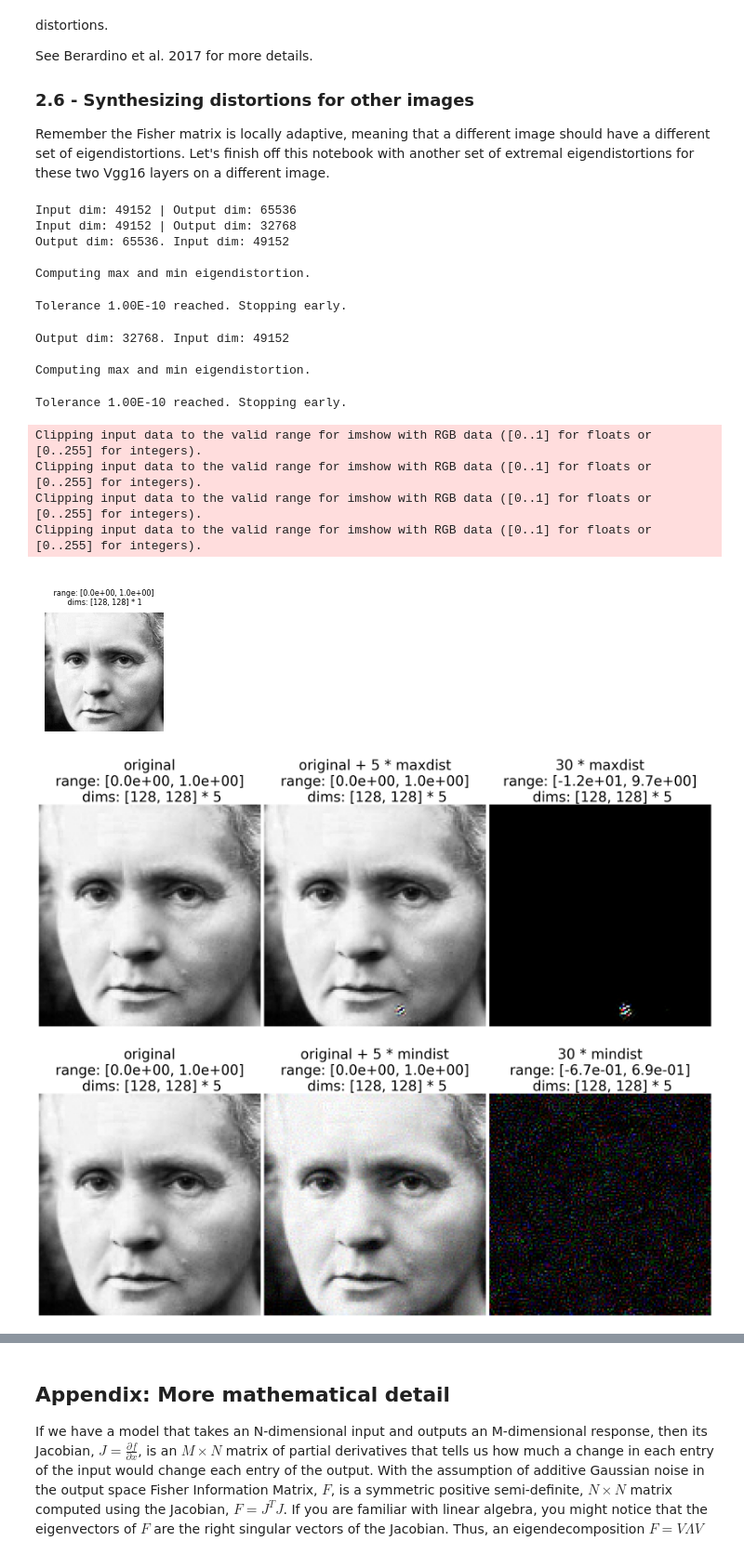
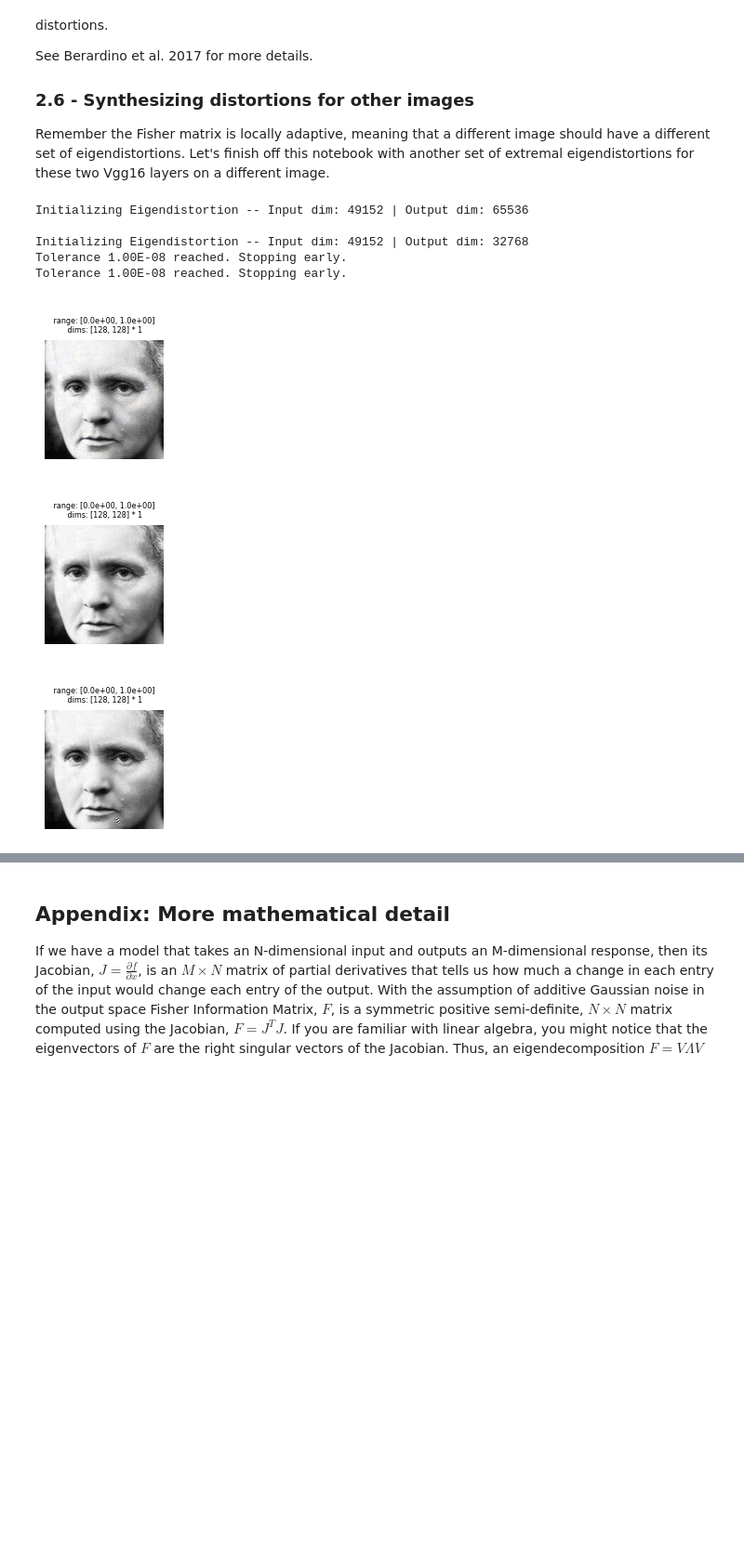
Before and after one commit to plenoptic-org/plenoptic, a Jupyter notebook: examples/02_Eigendistortions.ipynb, the cells around one changed output, grey strips where cells are left out. Shown at 93% size. Saved outputs shown, nothing was run; the diff lists cells and outputs as text; code cells hidden in the pictures; blank space fills up the shorter version.

```diff
--- a/examples/02_Eigendistortions.ipynb
+++ b/examples/02_Eigendistortions.ipynb
@@ -389,40 +373,29 @@ Vgg16 layers on a different image.
 # %%
 img = plt.imread(op.join('../data', 'curie.pgm')).copy()
 
 # center crop the image to nxn
 img = center_crop(img, n)
 
 img = po.rescale(img)  # rescale to [0, 1]
 pt.imshow(img)
 
 img = torch.tensor(img, dtype=torch.float).reshape(1, 1, *img.shape)
 img3 = torch.repeat_interleave(img, 3, dim=1)
 
 ed_resneta = Eigendistortion(img3, resnet18_a)
 ed_resnetb = Eigendistortion(img3, resnet18_b)
 
-ed_resneta.synthesize(method='power', n_steps=400)
-ed_resnetb.synthesize(method='power', n_steps=400);
+ed_resneta.synthesize(method='power', max_steps=400)
+ed_resnetb.synthesize(method='power', max_steps=400);
 
-alpha = 5  # for displaying (img + alpha*eigendist)
-beta = 30  # for displaying (beta*eigendist) alone
-ed_resneta.display_first_and_last(alpha=alpha, beta=beta, zoom=5)
-ed_resnetb.display_first_and_last(alpha=alpha, beta=beta, zoom=5)
+ed_resneta.plot_distorted_image(0, as_rgb=True, zoom=3)
+ed_resneta.plot_distorted_image(-1, as_rgb=True, zoom=3)
 # %% [output]
-Input dim: 49152 | Output dim: 65536
-Input dim: 49152 | Output dim: 32768
-Output dim: 65536. Input dim: 49152
+Initializing Eigendistortion -- Input dim: 49152 | Output dim: 65536
 
-Computing max and min eigendistortion.
+Initializing Eigendistortion -- Input dim: 49152 | Output dim: 32768
+Tolerance 1.00E-08 reached. Stopping early.
+Tolerance 1.00E-08 reached. Stopping early.
-Tolerance 1.00E-10 reached. Stopping early.
-Output dim: 32768. Input dim: 49152
-
-Computing max and min eigendistortion.
-Tolerance 1.00E-10 reached. Stopping early.
-Clipping input data to the valid range for imshow with RGB data ([0..1] for floats or [0..255] for integers).
-Clipping input data to the valid range for imshow with RGB data ([0..1] for floats or [0..255] for integers).
-Clipping input data to the valid range for imshow with RGB data ([0..1] for floats or [0..255] for integers).
-Clipping input data to the valid range for imshow with RGB data ([0..1] for floats or [0..255] for integers).
 [figure]
-[figure, old version]
+[figure, new version]
-[figure, old version]
+[figure, new version]
```
Also changed, not shown: parts of 10 cells of this notebook, 13 other files.
